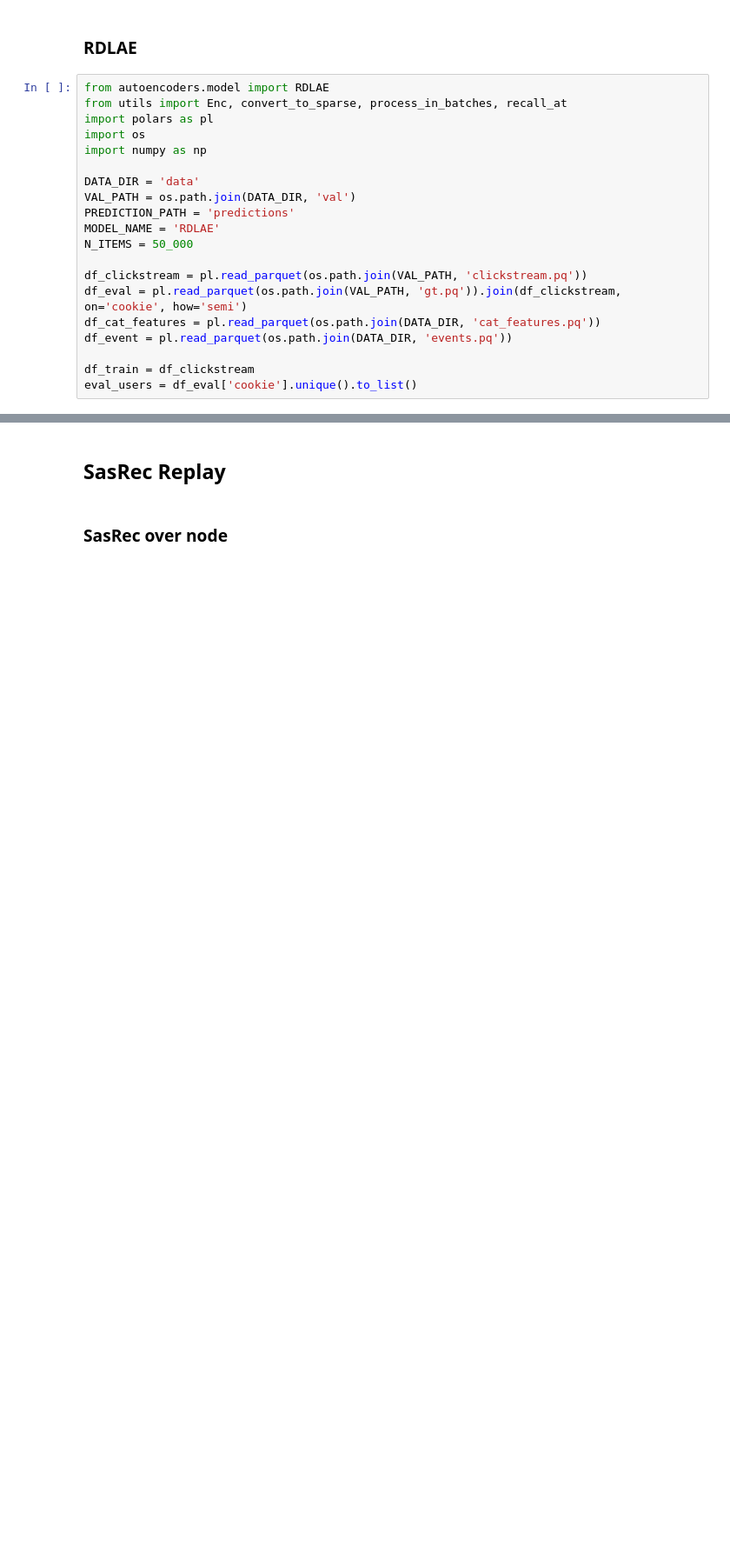
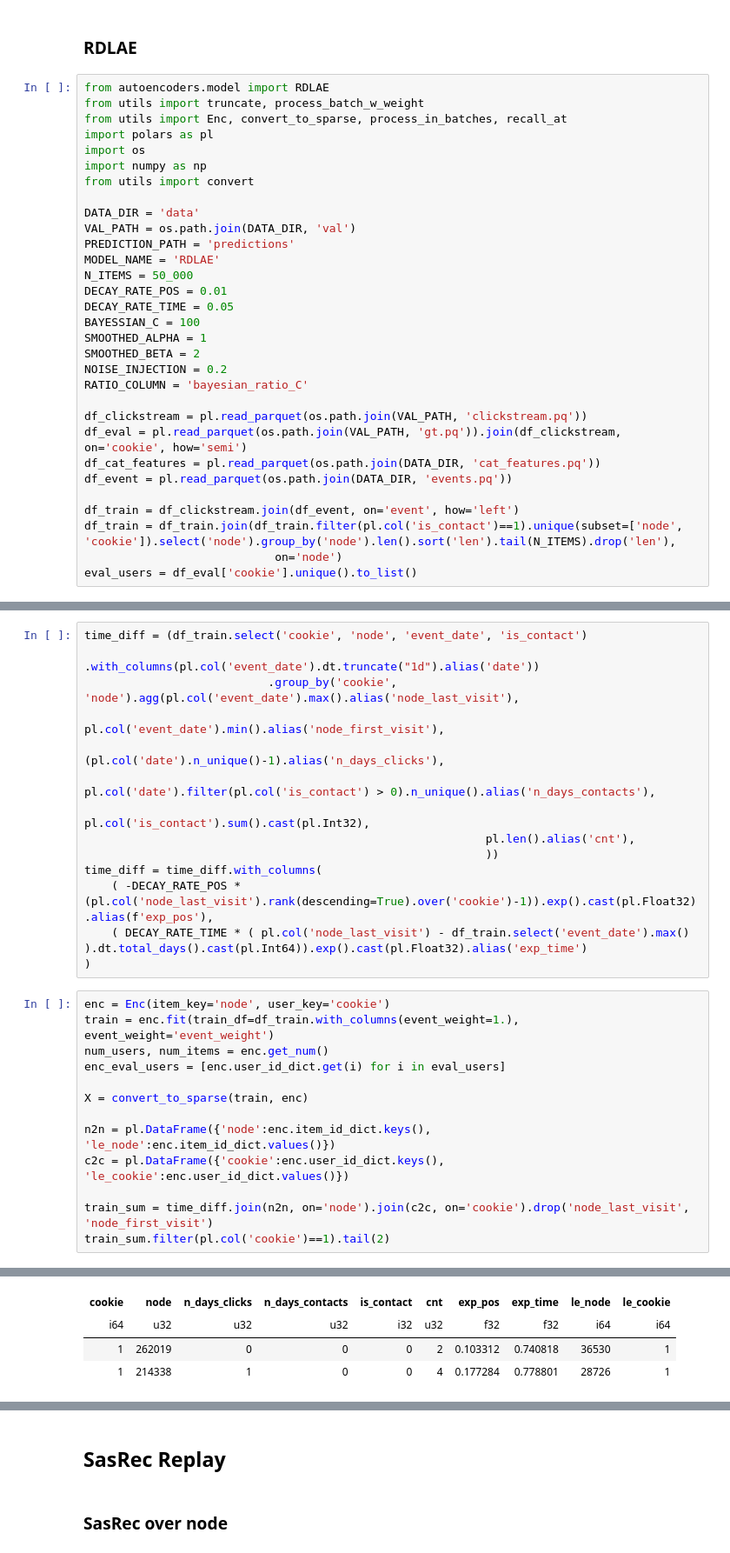
Before and after one commit to vk0st/avito_ml_cup_2025, a Jupyter notebook: hack.ipynb, the cells around one changed output, grey strips where cells are left out. Shown: that part at 87% size. Cells and saved outputs as stored; diff of their text form; blank space fills up the shorter version.

```diff
--- a/hack.ipynb
+++ b/hack.ipynb
@@ -113,21 +111,32 @@ recs.write_parquet(os.path.join(PREDICTION_PATH, MODEL_NAME, 'EASE_DAN_val.pq'))
 ### RDLAE
 # %%
 from autoencoders.model import RDLAE
+from utils import truncate, process_batch_w_weight
 from utils import Enc, convert_to_sparse, process_in_batches, recall_at
 import polars as pl
 import os
 import numpy as np
+from utils import convert
 
 DATA_DIR = 'data'
 VAL_PATH = os.path.join(DATA_DIR, 'val')
 PREDICTION_PATH = 'predictions'
 MODEL_NAME = 'RDLAE'
 N_ITEMS = 50_000
+DECAY_RATE_POS = 0.01
+DECAY_RATE_TIME = 0.05
+BAYESSIAN_C = 100
+SMOOTHED_ALPHA = 1
+SMOOTHED_BETA = 2
+NOISE_INJECTION = 0.2
+RATIO_COLUMN = 'bayesian_ratio_C'
 
 df_clickstream = pl.read_parquet(os.path.join(VAL_PATH, 'clickstream.pq'))
 df_eval = pl.read_parquet(os.path.join(VAL_PATH, 'gt.pq')).join(df_clickstream, on='cookie', how='semi')
 df_cat_features = pl.read_parquet(os.path.join(DATA_DIR, 'cat_features.pq'))
 df_event = pl.read_parquet(os.path.join(DATA_DIR, 'events.pq'))
 
-df_train = df_clickstream
+df_train = df_clickstream.join(df_event, on='event', how='left')
+df_train = df_train.join(df_train.filter(pl.col('is_contact')==1).unique(subset=['node', 'cookie']).select('node').group_by('node').len().sort('len').tail(N_ITEMS).drop('len'),
+                            on='node')
 eval_users = df_eval['cookie'].unique().to_list()
@@ -133,0 +145,28 @@ eval_users = df_eval['cookie'].unique().to_list()
+# %%
+time_diff = (df_train.select('cookie', 'node', 'event_date', 'is_contact')
+                           .with_columns(pl.col('event_date').dt.truncate("1d").alias('date'))
+                           .group_by('cookie', 'node').agg(pl.col('event_date').max().alias('node_last_visit'),
+                                                           pl.col('event_date').min().alias('node_first_visit'),
+                                                           (pl.col('date').n_unique()-1).alias('n_days_clicks'),
+                                                           pl.col('date').filter(pl.col('is_contact') > 0).n_unique().alias('n_days_contacts'),
+                                                           pl.col('is_contact').sum().cast(pl.Int32),
+                                                           pl.len().alias('cnt'),
+                                                           ))
+time_diff = time_diff.with_columns(
+    ( -DECAY_RATE_POS * (pl.col('node_last_visit').rank(descending=True).over('cookie')-1)).exp().cast(pl.Float32).alias(f'exp_pos'),
+    ( DECAY_RATE_TIME * ( pl.col('node_last_visit') - df_train.select('event_date').max() ).dt.total_days().cast(pl.Int64)).exp().cast(pl.Float32).alias('exp_time')
+)
+# %%
+enc = Enc(item_key='node', user_key='cookie')
+train = enc.fit(train_df=df_train.with_columns(event_weight=1.), event_weight='event_weight')
+num_users, num_items = enc.get_num()
+enc_eval_users = [enc.user_id_dict.get(i) for i in eval_users]
+
+X = convert_to_sparse(train, enc)
+
+n2n = pl.DataFrame({'node':enc.item_id_dict.keys(),   'le_node':enc.item_id_dict.values()})
+c2c = pl.DataFrame({'cookie':enc.user_id_dict.keys(), 'le_cookie':enc.user_id_dict.values()})
+
+train_sum = time_diff.join(n2n, on='node').join(c2c, on='cookie').drop('node_last_visit', 'node_first_visit')
+train_sum.filter(pl.col('cookie')==1).tail(2)
+# %% [output]
@@ -133,0 +174,4 @@ eval_users = df_eval['cookie'].unique().to_list()
+| cookie | node | n_days_clicks | n_days_contacts | is_contact | cnt | exp_pos | exp_time | le_node | le_cookie |
+| i64 | u32 | u32 | u32 | i32 | u32 | f32 | f32 | i64 | i64 |
+| 1 | 262019 | 0 | 0 | 0 | 2 | 0.103312 | 0.740818 | 36530 | 1 |
+| 1 | 214338 | 1 | 0 | 0 | 4 | 0.177284 | 0.778801 | 28726 | 1 |
```
Also changed, not shown: parts of 15 cells of this notebook, 1 other file.
